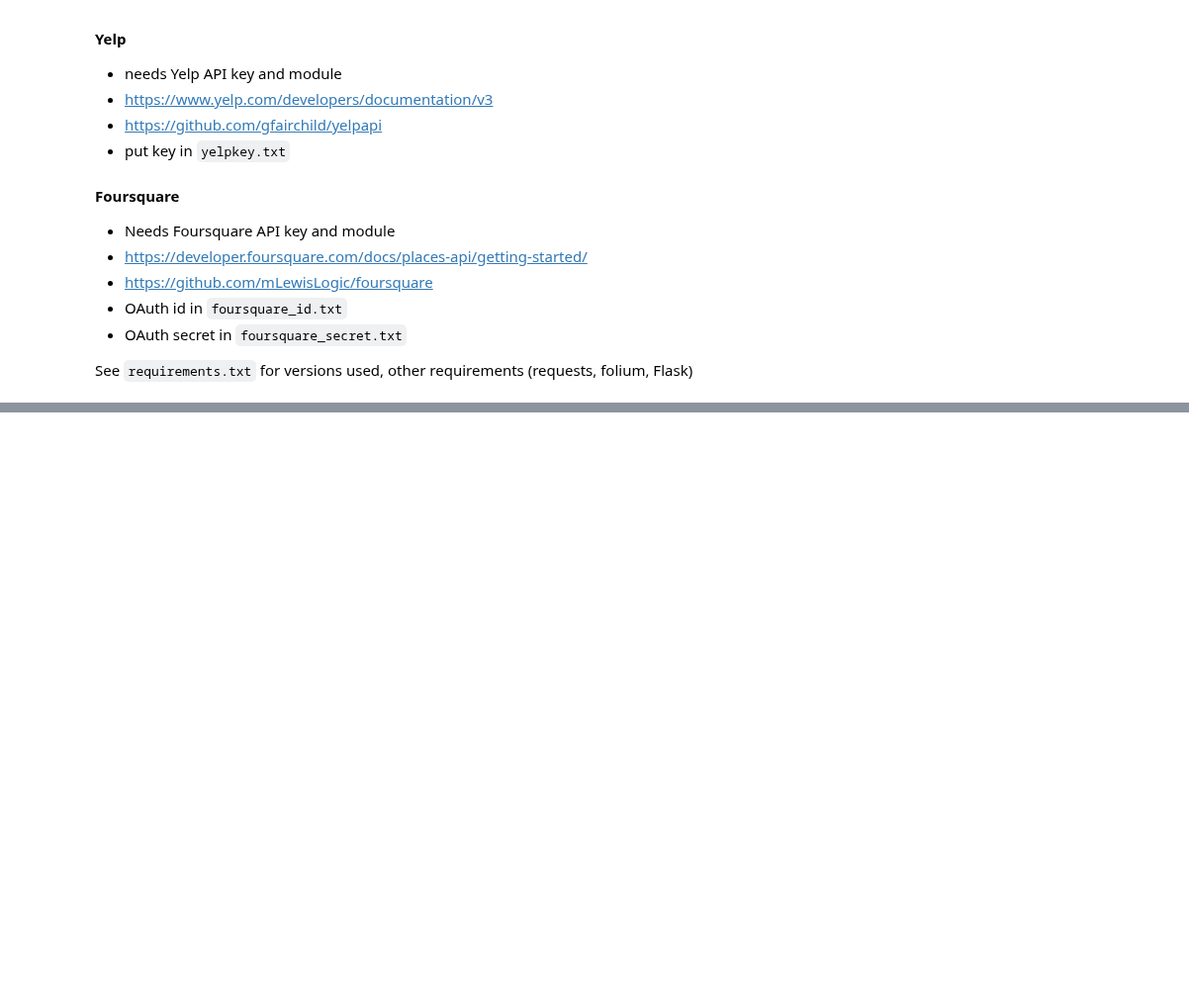
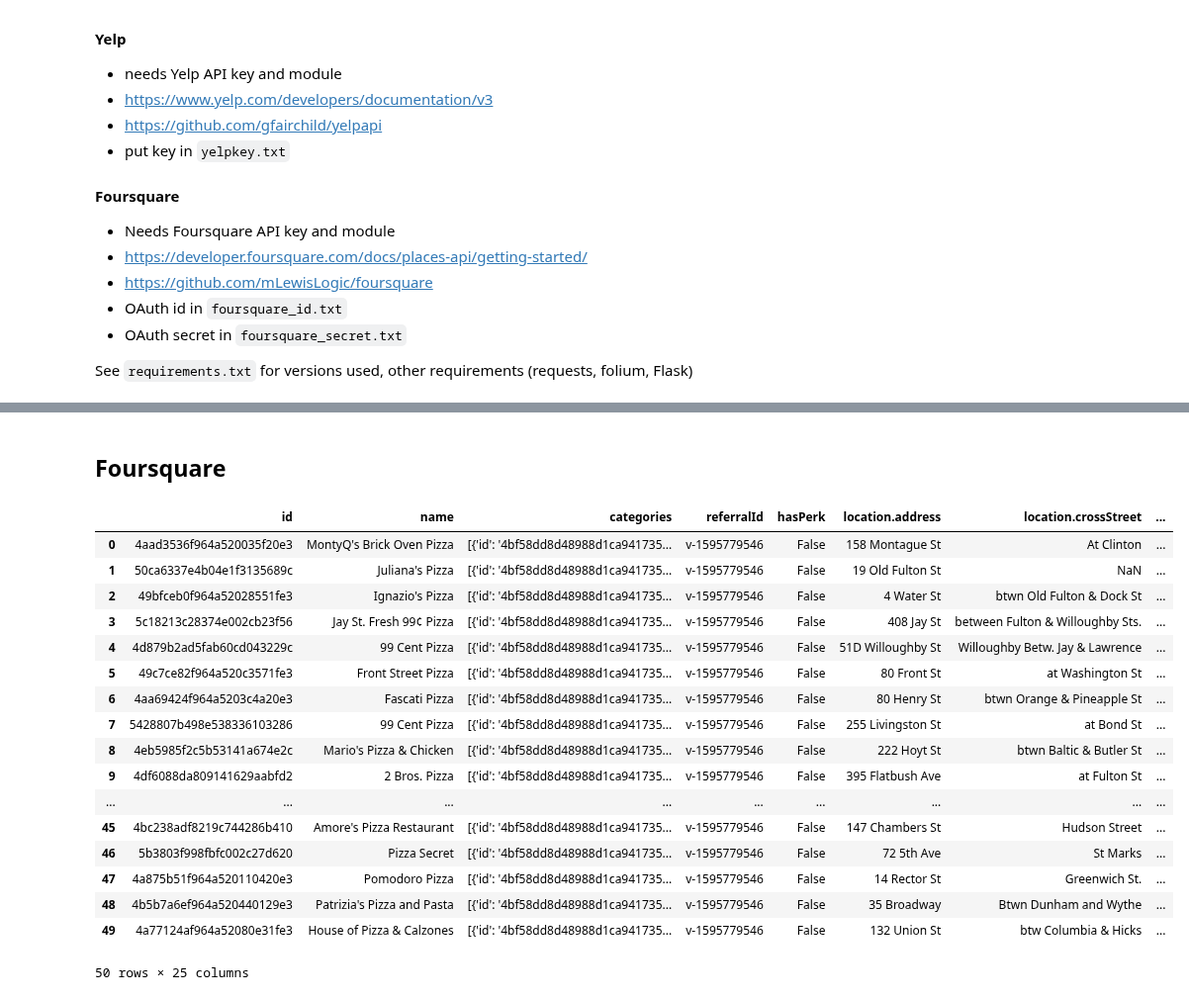
Before and after one commit to druce/Pizza, a Jupyter notebook: pizza.ipynb, the cells around one changed output, grey strips where cells are left out. Shown at 99% size. Saved outputs shown, nothing was run; the diff lists cells and outputs as text; code cells hidden in the pictures; blank space fills up the shorter version.

```diff
--- a/pizza.ipynb
+++ b/pizza.ipynb
@@ -66,0 +91,25 @@ import folium
+# %%
+# pick a location
+location = '40.7484, -73.9857'
+location_coords = eval(location)
+location_options = [('Midtown', '40.7484, -73.9857'),
+                    ('Downtown', '40.7077443,-74.0139089'),
+                    ('Upper East Side', '40.7711473,-73.9661166'),
+                    ('Upper West Side', '40.778794,-73.984257'),
+                    ('Brooklyn Heights', '40.6915812,-73.9954095'),
+                    ('Grand Army Plaza', '40.671872,-73.972544'),
+                    ('Bay Ridge', '40.624468,-74.0487134'),
+                    ('Williamsburg', '40.7144609,-73.9553373'),
+                  ]
+
+@interact
+def get_loc(loc = widgets.Dropdown(
+    options=location_options,
+    value=location,
+    description='Location:',
+)):
+    global location
+    global location_coords
+    location = loc
+    location_coords = eval(loc)
+    return loc
@@ -484,0 +339,2 @@ Successfully installed BTrees-4.7.2 Levenshtein-search-1.4.5 affinegap-1.11 cate
+# %% [markdown]
+## Foursquare
@@ -484,0 +345,24 @@ Successfully installed BTrees-4.7.2 Levenshtein-search-1.4.5 affinegap-1.11 cate
+# %%
+response = client.venues.search(params={'query': keyword, 'll': "%.7f,%.7f" % location_coords,
+                                        'radius': RADIUS, 'limit': NRESULTS})
+foursquare_df = pd.json_normalize(response['venues'])
+foursquare_df
+# %% [output]
+|  | id | name | categories | referralId | hasPerk | location.address | location.crossStreet | ... |
+| 0 | 4aad3536f964a520035f20e3 | MontyQ's Brick Oven Pizza | [{'id': '4bf58dd8d48988d1ca941735... | v-1595779546 | False | 158 Montague St | At Clinton | ... |
+| 1 | 50ca6337e4b04e1f3135689c | Juliana's Pizza | [{'id': '4bf58dd8d48988d1ca941735... | v-1595779546 | False | 19 Old Fulton St | NaN | ... |
+| 2 | 49bfceb0f964a52028551fe3 | Ignazio's Pizza | [{'id': '4bf58dd8d48988d1ca941735... | v-1595779546 | False | 4 Water St | btwn Old Fulton & Dock St | ... |
+| 3 | 5c18213c28374e002cb23f56 | Jay St. Fresh 99¢ Pizza | [{'id': '4bf58dd8d48988d1ca941735... | v-1595779546 | False | 408 Jay St | between Fulton & Willoughby Sts. | ... |
+| 4 | 4d879b2ad5fab60cd043229c | 99 Cent Pizza | [{'id': '4bf58dd8d48988d1ca941735... | v-1595779546 | False | 51D Willoughby St | Willoughby Betw. Jay & Lawrence | ... |
+| 5 | 49c7ce82f964a520c3571fe3 | Front Street Pizza | [{'id': '4bf58dd8d48988d1ca941735... | v-1595779546 | False | 80 Front St | at Washington St | ... |
+| 6 | 4aa69424f964a5203c4a20e3 | Fascati Pizza | [{'id': '4bf58dd8d48988d1ca941735... | v-1595779546 | False | 80 Henry St | btwn Orange & Pineapple St | ... |
+| 7 | 5428807b498e538336103286 | 99 Cent Pizza | [{'id': '4bf58dd8d48988d1ca941735... | v-1595779546 | False | 255 Livingston St | at Bond St | ... |
+| 8 | 4eb5985f2c5b53141a674e2c | Mario's Pizza & Chicken | [{'id': '4bf58dd8d48988d1ca941735... | v-1595779546 | False | 222 Hoyt St | btwn Baltic & Butler St | ... |
+| 9 | 4df6088da809141629aabfd2 | 2 Bros. Pizza | [{'id': '4bf58dd8d48988d1ca941735... | v-1595779546 | False | 395 Flatbush Ave | at Fulton St | ... |
+| ... | ... | ... | ... | ... | ... | ... | ... | ... |
+| 45 | 4bc238adf8219c744286b410 | Amore's Pizza Restaurant | [{'id': '4bf58dd8d48988d1ca941735... | v-1595779546 | False | 147 Chambers St | Hudson Street | ... |
+| 46 | 5b3803f998fbfc002c27d620 | Pizza Secret | [{'id': '4bf58dd8d48988d1ca941735... | v-1595779546 | False | 72 5th Ave | St Marks | ... |
+| 47 | 4a875b51f964a520110420e3 | Pomodoro Pizza | [{'id': '4bf58dd8d48988d1ca941735... | v-1595779546 | False | 14 Rector St | Greenwich St. | ... |
+| 48 | 4b5b7a6ef964a520440129e3 | Patrizia's Pizza and Pasta | [{'id': '4bf58dd8d48988d1ca941735... | v-1595779546 | False | 35 Broadway | Btwn Dunham and Wythe | ... |
+| 49 | 4a77124af964a52080e31fe3 | House of Pizza & Calzones | [{'id': '4bf58dd8d48988d1ca941735... | v-1595779546 | False | 132 Union St | btw Columbia & Hicks | ... |
+50 rows × 25 columns
```
Also changed, not shown: parts of 46 cells of this notebook, 3 other files.
